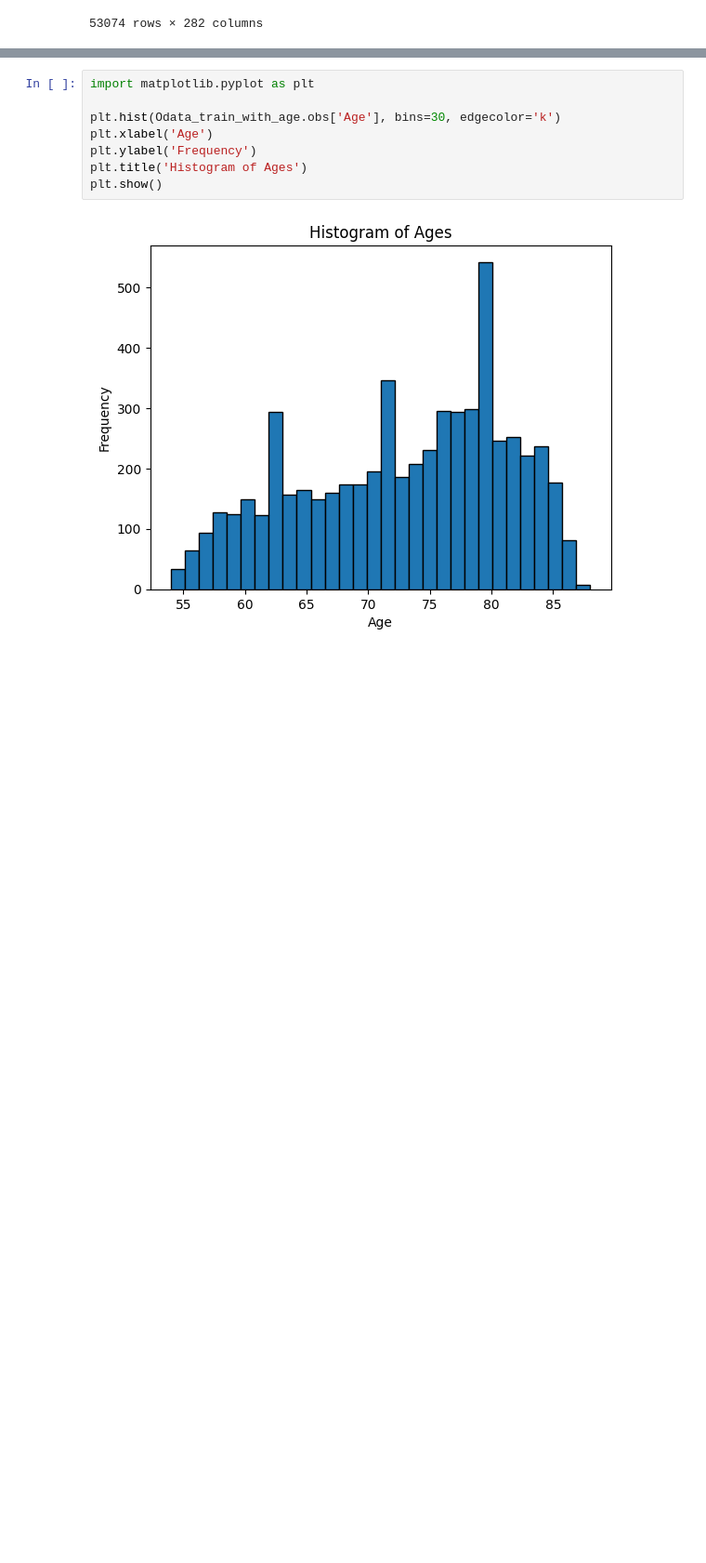
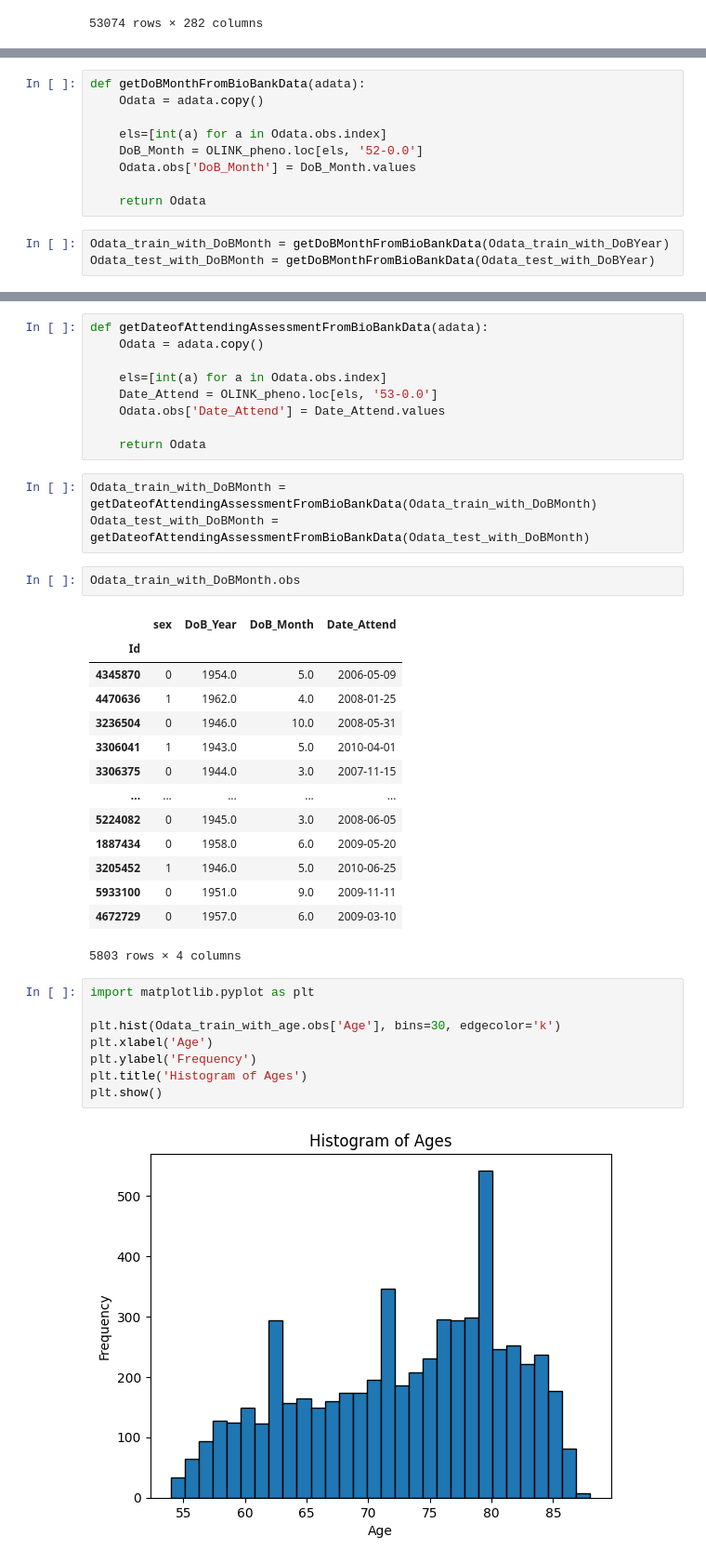
Before and after one commit to Skyer19/code, a Jupyter notebook: 3-adata_process.ipynb, the cells around one changed output, grey strips where cells are left out. Shown at 93% size. Cells and saved outputs as stored; diff of their text form; blank space fills up the shorter version.

```diff
--- a/3-adata_process.ipynb
+++ b/3-adata_process.ipynb
@@ -722,0 +748,12 @@ Odata_test_with_age.obs
+# %%
+def getDoBMonthFromBioBankData(adata):
+    Odata = adata.copy()
+
+    els=[int(a) for a in Odata.obs.index]
+    DoB_Month = OLINK_pheno.loc[els, '52-0.0']
+    Odata.obs['DoB_Month'] = DoB_Month.values
+
+    return Odata
+# %%
+Odata_train_with_DoBMonth = getDoBMonthFromBioBankData(Odata_train_with_DoBYear)
+Odata_test_with_DoBMonth = getDoBMonthFromBioBankData(Odata_test_with_DoBYear)
@@ -723,3 +777,32 @@ Odata_test_with_age.obs
+# %%
+def getDateofAttendingAssessmentFromBioBankData(adata):
+    Odata = adata.copy()
+
+    els=[int(a) for a in Odata.obs.index]
+    Date_Attend = OLINK_pheno.loc[els, '53-0.0']
+    Odata.obs['Date_Attend'] = Date_Attend.values
+
+    return Odata
+# %%
+Odata_train_with_DoBMonth = getDateofAttendingAssessmentFromBioBankData(Odata_train_with_DoBMonth)
+Odata_test_with_DoBMonth = getDateofAttendingAssessmentFromBioBankData(Odata_test_with_DoBMonth)
+# %%
+Odata_train_with_DoBMonth.obs
+# %% [output]
+|  | sex | DoB_Year | DoB_Month | Date_Attend |
+| Id |  |  |  |  |
+| 4345870 | 0 | 1954.0 | 5.0 | 2006-05-09 |
+| 4470636 | 1 | 1962.0 | 4.0 | 2008-01-25 |
+| 3236504 | 0 | 1946.0 | 10.0 | 2008-05-31 |
+| 3306041 | 1 | 1943.0 | 5.0 | 2010-04-01 |
+| 3306375 | 0 | 1944.0 | 3.0 | 2007-11-15 |
+| ... | ... | ... | ... | ... |
+| 5224082 | 0 | 1945.0 | 3.0 | 2008-06-05 |
+| 1887434 | 0 | 1958.0 | 6.0 | 2009-05-20 |
+| 3205452 | 1 | 1946.0 | 5.0 | 2010-06-25 |
+| 5933100 | 0 | 1951.0 | 9.0 | 2009-11-11 |
+| 4672729 | 0 | 1957.0 | 6.0 | 2009-03-10 |
+5803 rows × 4 columns
 # %%
 import matplotlib.pyplot as plt
 
```
Also changed, not shown: parts of 9 cells of this notebook, 1 other file.
